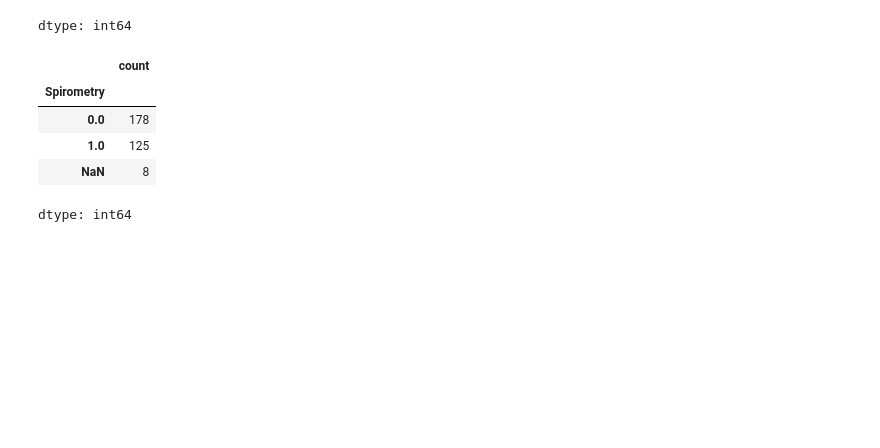
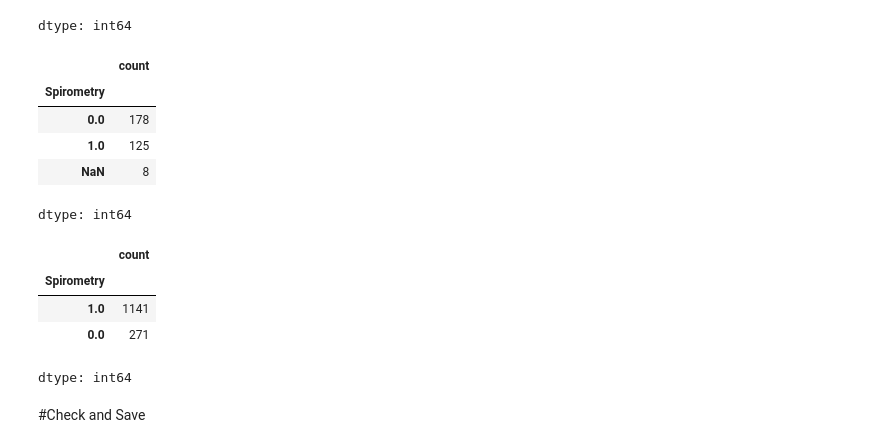
Before and after one commit to FaridRash/Advance-Statistical-Learnin--Semester-3, a Jupyter notebook: Farid/Farid_Null_Values.ipynb, the cells around one changed output. Cells and saved outputs as stored; diff of their text form; code cells hidden in the pictures; blank space fills up the shorter version.

```diff
--- a/Farid/Farid_Null_Values.ipynb
+++ b/Farid/Farid_Null_Values.ipynb
@@ -271,3 +265,18 @@ display(spirometry_counts)
 | 1.0 | 125 |
 | NaN | 8 |
 dtype: int64
+# %%
+# Impute NaN values in 'Spirometry' based on 'FVC' categories
+df.loc[df['FVC'].isin(['>80', '60-80', '40-60']) & df['Spirometry'].isna(), 'Spirometry'] = 1.0
+df.loc[(df['FVC'] == '<40') & df['Spirometry'].isna(), 'Spirometry'] = 0.0
+
+# Display the value counts for 'Spirometry' including NaN to check
+display(df['Spirometry'].value_counts(dropna=False))
+# %% [output]
+|  | count |
+| Spirometry |  |
+| 1.0 | 1141 |
+| 0.0 | 271 |
+dtype: int64
+# %% [markdown]
+#Check and Save
```
Also changed, not shown: parts of 5 cells of this notebook.
